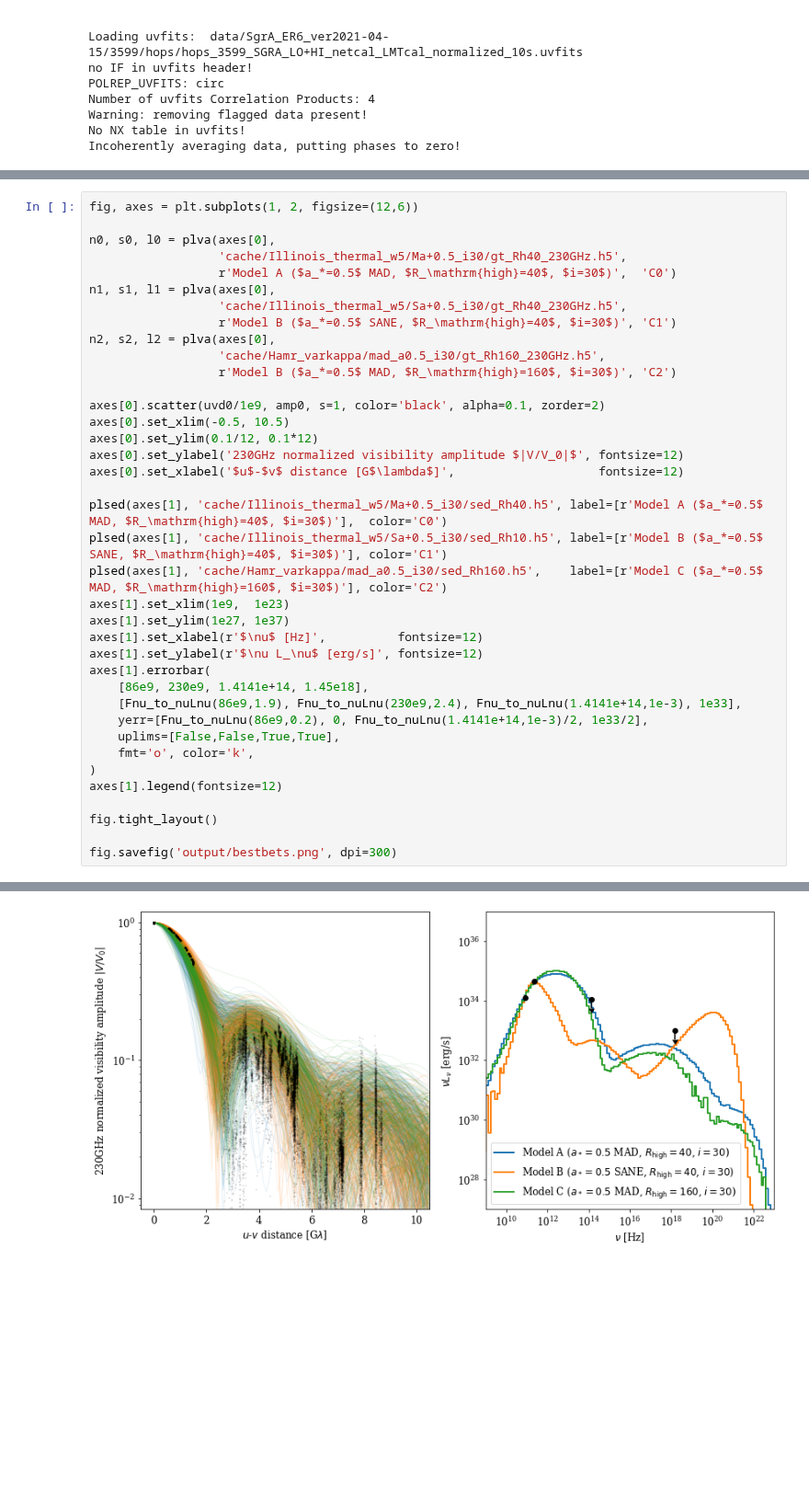
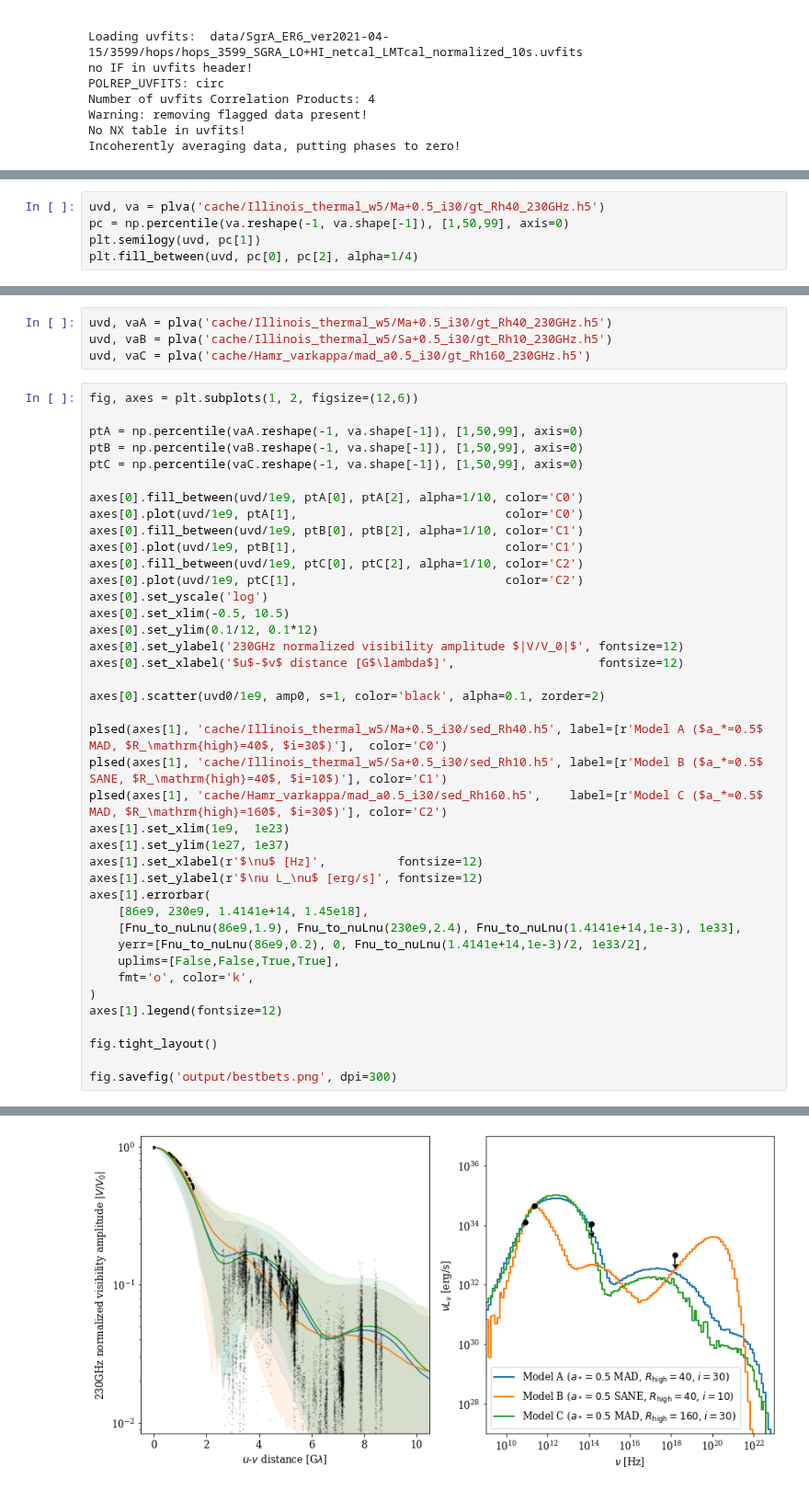
Before and after one commit to eventhorizontelescope/2017_sgra_paper5, a Jupyter notebook: output_bestbet_va_sed.ipynb, the cells around one changed output, grey strips where cells are left out. Shown at 92% size. Drawn from its saved outputs; the diff is of its cells as text; blank space fills up the shorter version.

```diff
--- a/output_bestbet_va_sed.ipynb
+++ b/output_bestbet_va_sed.ipynb
@@ -192,0 +116,5 @@ fig.savefig('output/best_va.png', dpi=300)
+# %%
+uvd, va = plva('cache/Illinois_thermal_w5/Ma+0.5_i30/gt_Rh40_230GHz.h5')
+pc = np.percentile(va.reshape(-1, va.shape[-1]), [1,50,99], axis=0)
+plt.semilogy(uvd, pc[1])
+plt.fill_between(uvd, pc[0], pc[2], alpha=1/4)
@@ -193,41 +124,47 @@ fig.savefig('output/best_va.png', dpi=300)
+# %%
+uvd, vaA = plva('cache/Illinois_thermal_w5/Ma+0.5_i30/gt_Rh40_230GHz.h5')
+uvd, vaB = plva('cache/Illinois_thermal_w5/Sa+0.5_i30/gt_Rh10_230GHz.h5')
+uvd, vaC = plva('cache/Hamr_varkappa/mad_a0.5_i30/gt_Rh160_230GHz.h5')
 # %%
 fig, axes = plt.subplots(1, 2, figsize=(12,6))
 
-n0, s0, l0 = plva(axes[0],
-                  'cache/Illinois_thermal_w5/Ma+0.5_i30/gt_Rh40_230GHz.h5',
-                  r'Model A ($a_*=0.5$ MAD, $R_\mathrm{high}=40$, $i=30$)',  'C0')
-n1, s1, l1 = plva(axes[0],
-                  'cache/Illinois_thermal_w5/Sa+0.5_i30/gt_Rh40_230GHz.h5',
-                  r'Model B ($a_*=0.5$ SANE, $R_\mathrm{high}=40$, $i=30$)', 'C1')
-n2, s2, l2 = plva(axes[0],
-                  'cache/Hamr_varkappa/mad_a0.5_i30/gt_Rh160_230GHz.h5',
-                  r'Model B ($a_*=0.5$ MAD, $R_\mathrm{high}=160$, $i=30$)', 'C2')
+ptA = np.percentile(vaA.reshape(-1, va.shape[-1]), [1,50,99], axis=0)
+ptB = np.percentile(vaB.reshape(-1, va.shape[-1]), [1,50,99], axis=0)
+ptC = np.percentile(vaC.reshape(-1, va.shape[-1]), [1,50,99], axis=0)
 
-axes[0].scatter(uvd0/1e9, amp0, s=1, color='black', alpha=0.1, zorder=2)
+axes[0].fill_between(uvd/1e9, ptA[0], ptA[2], alpha=1/10, color='C0')
+axes[0].plot(uvd/1e9, ptA[1],                             color='C0')
+axes[0].fill_between(uvd/1e9, ptB[0], ptB[2], alpha=1/10, color='C1')
+axes[0].plot(uvd/1e9, ptB[1],                             color='C1')
+axes[0].fill_between(uvd/1e9, ptC[0], ptC[2], alpha=1/10, color='C2')
+axes[0].plot(uvd/1e9, ptC[1],                             color='C2')
+axes[0].set_yscale('log')
 axes[0].set_xlim(-0.5, 10.5)
 axes[0].set_ylim(0.1/12, 0.1*12)
 axes[0].set_ylabel('230GHz normalized visibility amplitude $|V/V_0|$', fontsize=12)
 axes[0].set_xlabel('$u$-$v$ distance [G$\lambda$]',                    fontsize=12)
 
+axes[0].scatter(uvd0/1e9, amp0, s=1, color='black', alpha=0.1, zorder=2)
+
 plsed(axes[1], 'cache/Illinois_thermal_w5/Ma+0.5_i30/sed_Rh40.h5', label=[r'Model A ($a_*=0.5$ MAD, $R_\mathrm{high}=40$, $i=30$)'],  color='C0')
-plsed(axes[1], 'cache/Illinois_thermal_w5/Sa+0.5_i30/sed_Rh10.h5', label=[r'Model B ($a_*=0.5$ SANE, $R_\mathrm{high}=40$, $i=30$)'], color='C1')
+plsed(axes[1], 'cache/Illinois_thermal_w5/Sa+0.5_i30/sed_Rh10.h5', label=[r'Model B ($a_*=0.5$ SANE, $R_\mathrm{high}=40$, $i=10$)'], color='C1')
 plsed(axes[1], 'cache/Hamr_varkappa/mad_a0.5_i30/sed_Rh160.h5',    label=[r'Model C ($a_*=0.5$ MAD, $R_\mathrm{high}=160$, $i=30$)'], color='C2')
 axes[1].set_xlim(1e9,  1e23)
 axes[1].set_ylim(1e27, 1e37)
 axes[1].set_xlabel(r'$\nu$ [Hz]',          fontsize=12)
 axes[1].set_ylabel(r'$\nu L_\nu$ [erg/s]', fontsize=12)
 axes[1].errorbar(
     [86e9, 230e9, 1.4141e+14, 1.45e18],
     [Fnu_to_nuLnu(86e9,1.9), Fnu_to_nuLnu(230e9,2.4), Fnu_to_nuLnu(1.4141e+14,1e-3), 1e33],
     yerr=[Fnu_to_nuLnu(86e9,0.2), 0, Fnu_to_nuLnu(1.4141e+14,1e-3)/2, 1e33/2],
     uplims=[False,False,True,True],
     fmt='o', color='k',
 )
 axes[1].legend(fontsize=12)
 
 fig.tight_layout()
 
 fig.savefig('output/bestbets.png', dpi=300)
 # %% [output]
 WARNING: less than 16 realizations: cache/Hamr_varkappa/mad_a0.5_i30/sed_Rh160.h5
-[figure, old version]
+[figure, new version]
```
Also changed, not shown: parts of 5 cells of this notebook.
